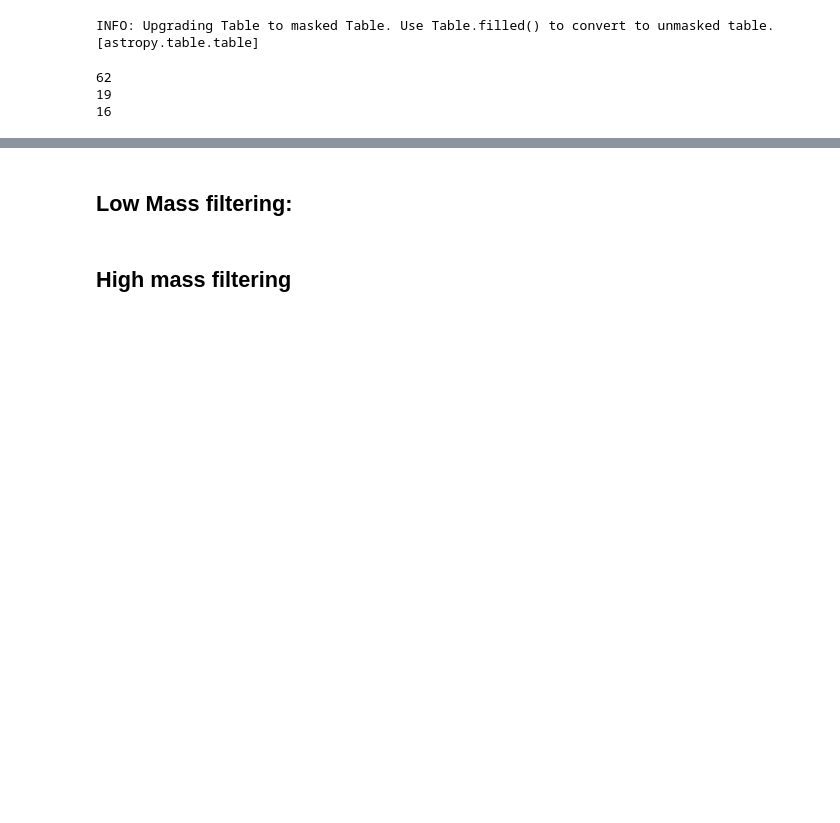
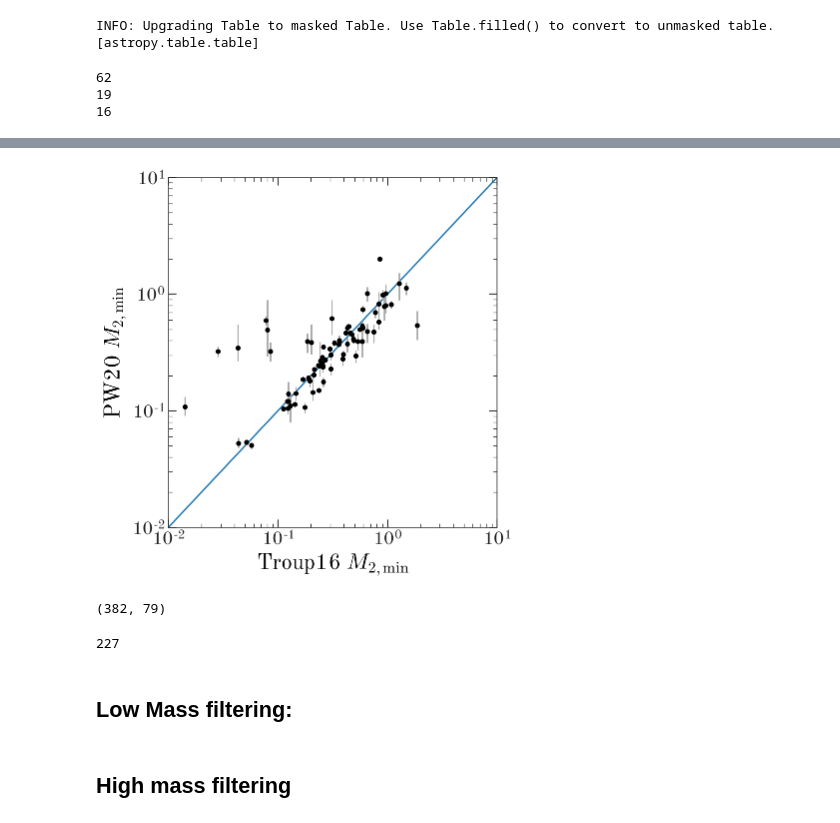
Before and after one commit to adrn/apogee-dr16-vac, a Jupyter notebook: notebooks/figures/Figure-highmass-lowmass.ipynb, the cells around one changed output, grey strips where cells are left out. Saved outputs shown, nothing was run; the diff lists cells and outputs as text; code cells hidden in the pictures; blank space fills up the shorter version.

```diff
--- a/notebooks/figures/Figure-highmass-lowmass.ipynb
+++ b/notebooks/figures/Figure-highmass-lowmass.ipynb
@@ -60,3 +134,36 @@ print(len(roche))
+# %%
+m2_min_err = np.stack((troup_gold['m2_min_50'] - troup_gold['m2_min_16'],
+                       troup_gold['m2_min_84'] - troup_gold['m2_min_50'])).T.value
+
+fig, ax = plt.subplots(1, 1, figsize=(6, 6))
+ax.loglog(troup_gold['MSINI'], troup_gold['m2_min_50'],
+          ls='none', marker='o')
+ax.errorbar(troup_gold['MSINI'], troup_gold['m2_min_50'].value,
+            yerr=m2_min_err.T,
+            ls='none', marker='', ecolor='#aaaaaa')
+xxx = np.logspace(-2, 1, 128)
+ax.plot(xxx, xxx, marker='', zorder=-10, color='tab:blue')
+ax.set_xlim(1e-2, 1e1)
+ax.set_ylim(ax.get_xlim())
+
+ax.set_xlabel(r'Troup16 $M_{2,{\rm min}}$')
+ax.set_ylabel(r'PW20 $M_{2,{\rm min}}$')
+
+fig.tight_layout()
+
+fig.savefig('../../plots/troup_pw_mass.png', dpi=250)
+# %% [output]
+[figure, added]
+# %%
+len(troup), len(troup_gold)
+# %% [output]
+(382, 79)
+# %%
+PW20_binaries = at.QTable.read('../../catalogs/lnK0.0_logL4.6_metadata.fits')
+troup_PW20 = at.join(troup, PW20_binaries, keys='APOGEE_ID')
+len(troup_PW20)
+# %% [output]
+227
 # %% [markdown]
 ## Low Mass filtering:
 # %%
```
Also changed, not shown: parts of 9 cells of this notebook, 2 other files.
